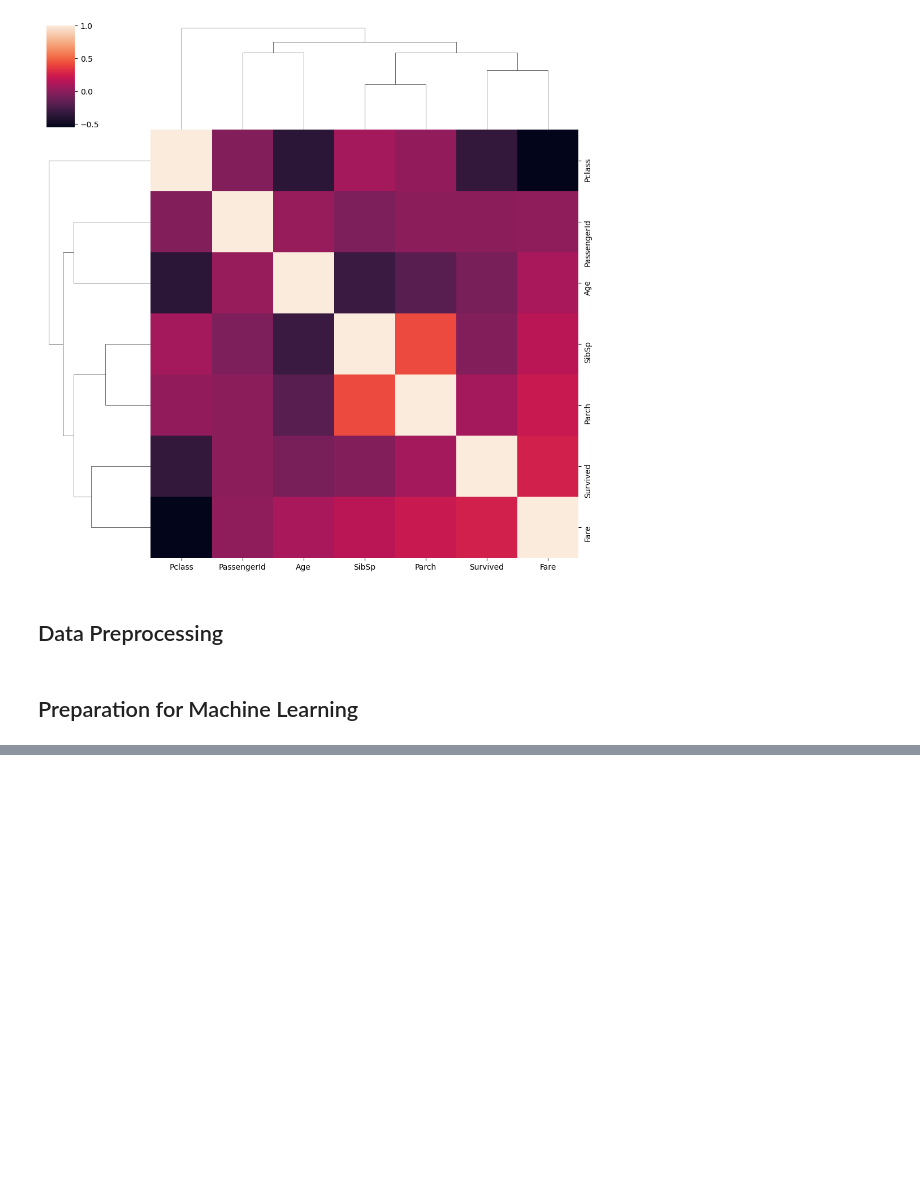
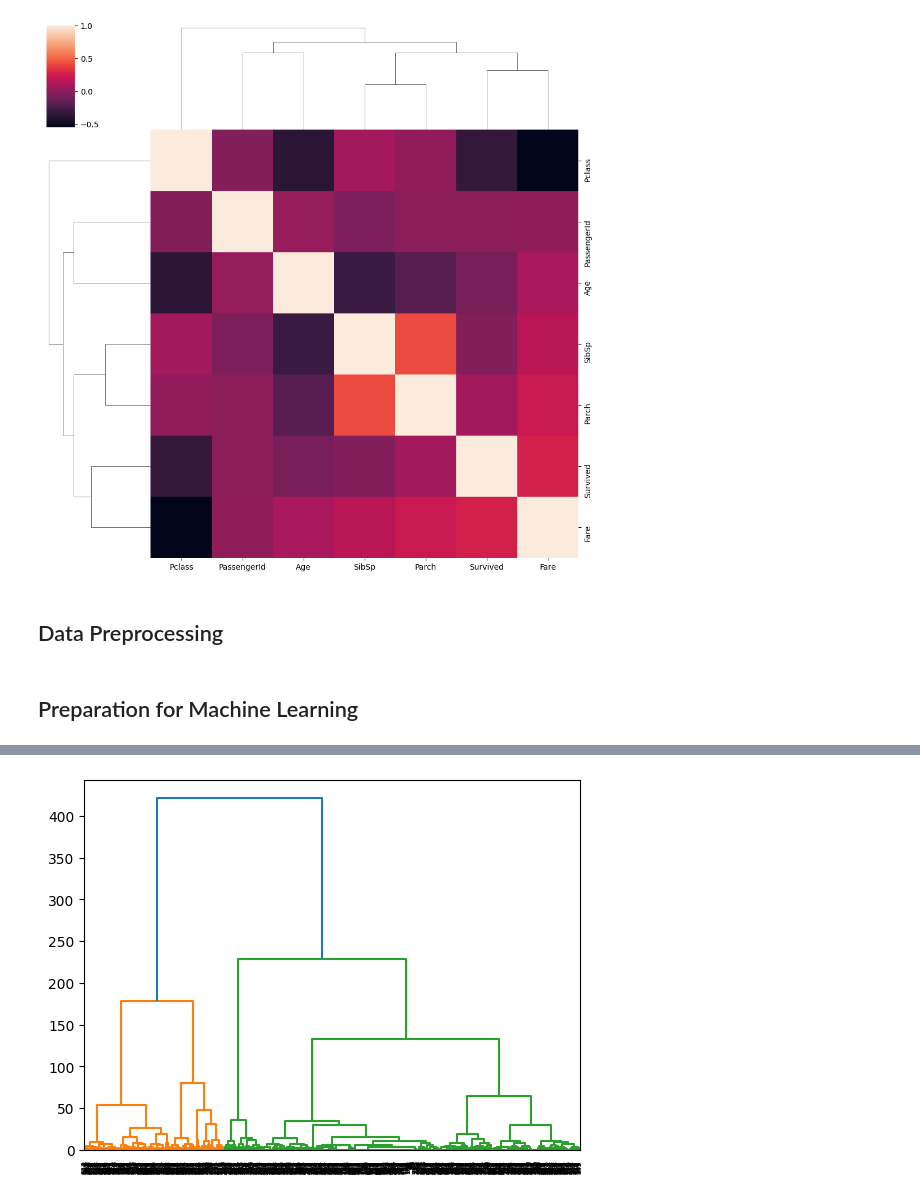
Before and after one commit to Plangegger/data-science-ue-ct, a Jupyter notebook: notebooks/02_unsupervised_learning.ipynb, the cells around one changed output, grey strips where cells are left out. Saved outputs shown, nothing was run; the diff lists cells and outputs as text; code cells hidden in the pictures; blank space fills up the shorter version.

```diff
--- a/notebooks/02_unsupervised_learning.ipynb
+++ b/notebooks/02_unsupervised_learning.ipynb
@@ -144,0 +149,9 @@ df[used_columns]
+# %%
+from scipy.cluster import hierarchy
+
+distance_matrix = hierarchy.linkage(X, method="ward")
+hierarchy.dendrogram(distance_matrix)
+plt.savefig("../img/dendrogram.png")
+plt.show()
+# %% [output]
+[figure, added]
```
Also changed, not shown: parts of 10 cells of this notebook, 1 other file.
